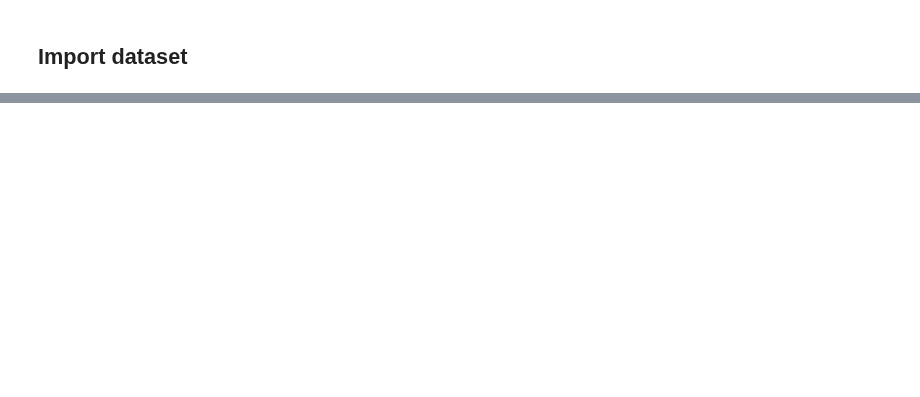
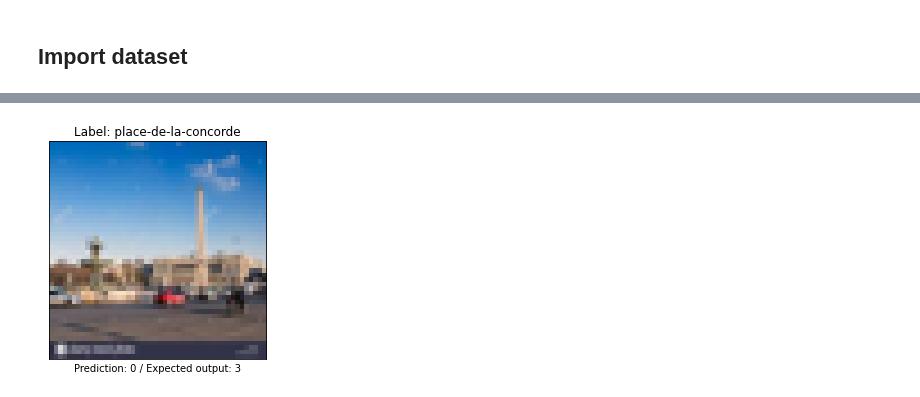
Before and after one commit to Levorilh/ml_python, a Jupyter notebook: ml-to-dataset.ipynb, the cells around one changed output, grey strips where cells are left out. Cells and saved outputs as stored; diff of their text form; code cells hidden in the pictures; blank space fills up the shorter version.

```diff
--- a/ml-to-dataset.ipynb
+++ b/ml-to-dataset.ipynb
@@ -71,3 +118,3 @@ Before training: [ 0.9999949   0.51016766 -0.8171336   0.22231232  0.7945529   0
 # %%
-train_classification_stochastic_gradient_backpropagation_mlp_model(p_model, X_train, y_train.flatten(), epochs=50000, alpha=0.001)
+train_classification_stochastic_gradient_backpropagation_mlp_model(p_model, X_train, y_train.flatten(), epochs=100000)
 # %%
@@ -84,2 +131,6 @@ class Expected : 4
+# %%
+showImg(X_valid[picture_test], y_valid[picture_test], test_after);
+# %% [output]
+[figure, added]
 # %%
 destroy_mlp_model(p_model)
```
Also changed, not shown: parts of 20 cells of this notebook, 1 other file.
